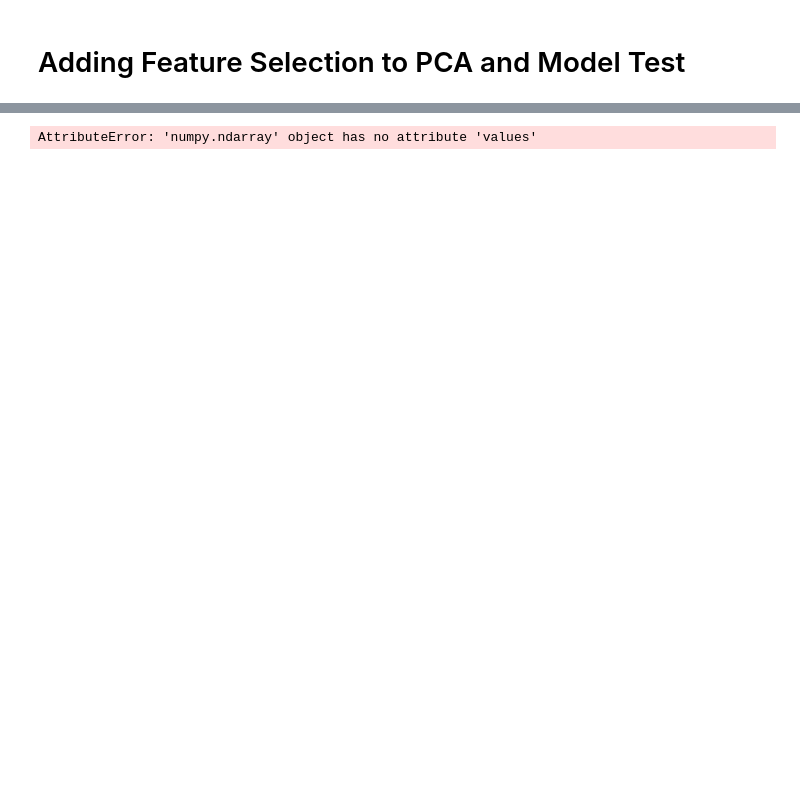
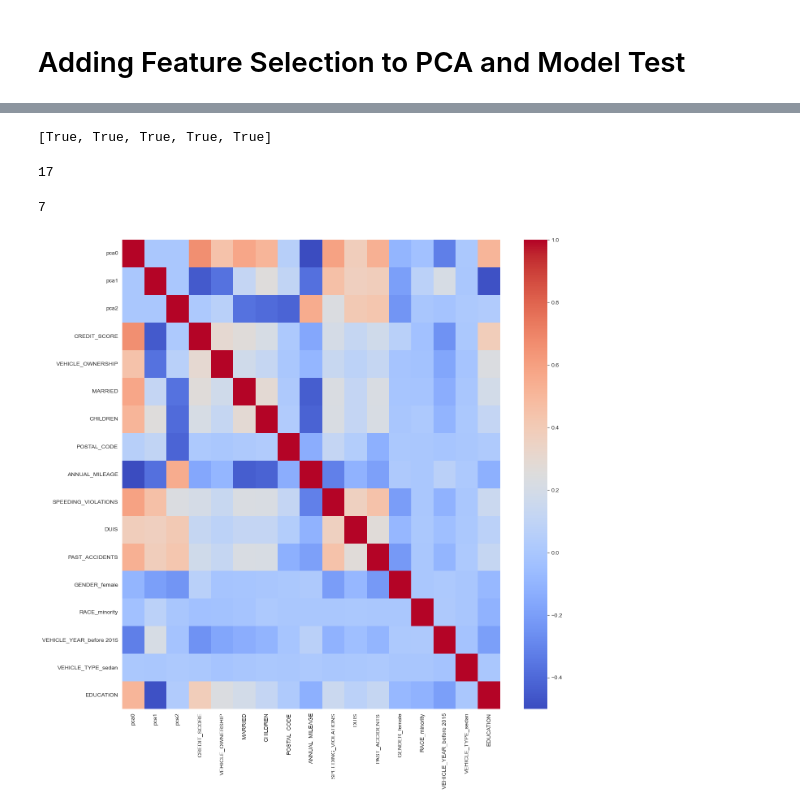
Before and after one commit to bubbles42/Car-Insurance-Analysis, a Jupyter notebook: Car Insurance Analysis.ipynb, the cells around one changed output, grey strips where cells are left out. Drawn from its saved outputs; the diff is of its cells as text; code cells hidden in the pictures; blank space fills up the shorter version.

Commit message:
applied filter method with correlation

```diff
--- a/Car Insurance Analysis.ipynb
+++ b/Car Insurance Analysis.ipynb
@@ -452,6 +434,39 @@ plt.show();
 selector = SelectNonCollinear(correlation_threshold = 0.75, scoring = f_classif)
 # %%
 # Fit on the training data, use .values
-selector.fit(X_train_pca3.values, y_train.values)
+selector.fit(combined_train.values, y_train.values)
-# %% [output]
-AttributeError: 'numpy.ndarray' object has no attribute 'values'
+# %%
+# Define a mask for filtering
+non_collinear = selector.get_support()
+non_collinear[:5]
+# %% [output]
+[True, True, True, True, True]
+# %%
+# Check how many features are below the theshold
+non_collinear.count(True)
+# %% [output]
+17
+# %%
+# Check how many features are above the theshold
+non_collinear.count(False)
+# %% [output]
+7
+# %%
+# Filter training data
+training_data_to_keep = combined_train.values[:, non_collinear]
+# Filter column names
+columns = np.array(combined_train.columns)[non_collinear]
+# Make traing data into a dataframe
+X_train_no_corr = pd.DataFrame(training_data_to_keep, columns = columns)
+
+# Filter testing data
+test_data_to_keep = combined_test.values[:, non_collinear]
+# Make test data into a dataframe
+X_test_no_corr = pd.DataFrame(test_data_to_keep, columns = columns)
+# %%
+# Make correlation heatmap for non_collinear features
+corr = X_train_no_corr.corr()
+plt.figure(figsize=(15,15))
+sns.heatmap(corr,cmap='coolwarm');
+# %% [output]
+[figure, added]
```
Also changed, not shown: parts of 18 cells of this notebook.
